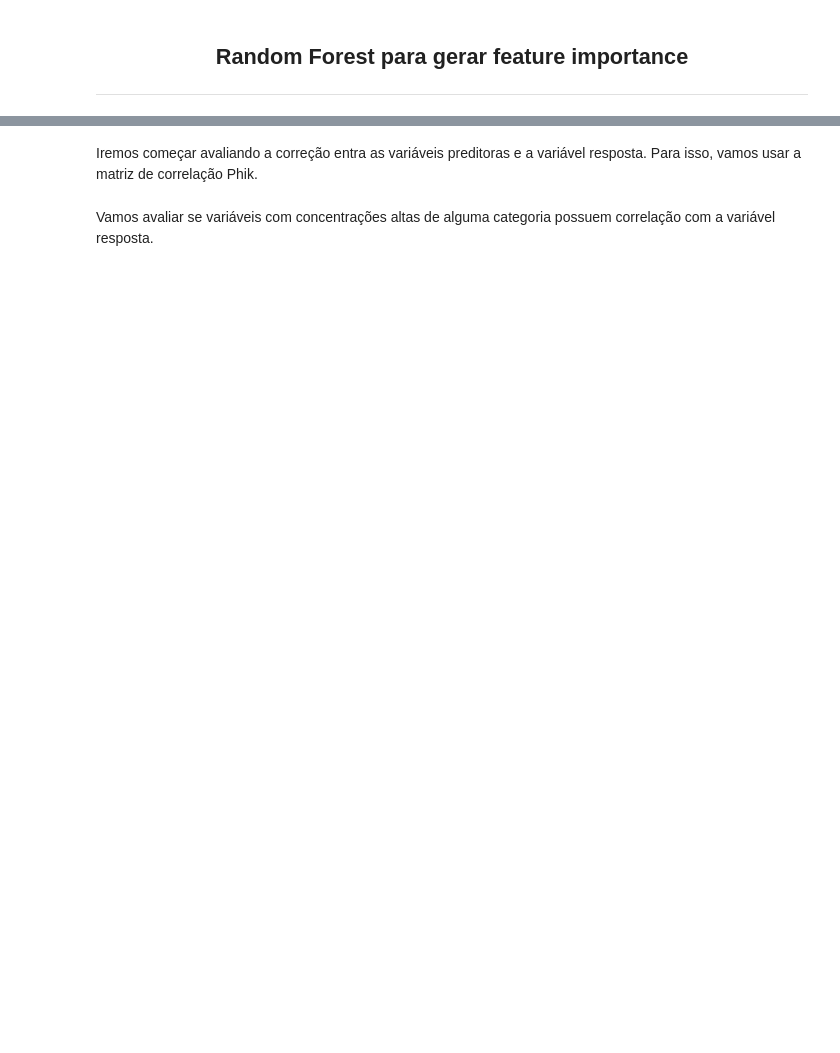
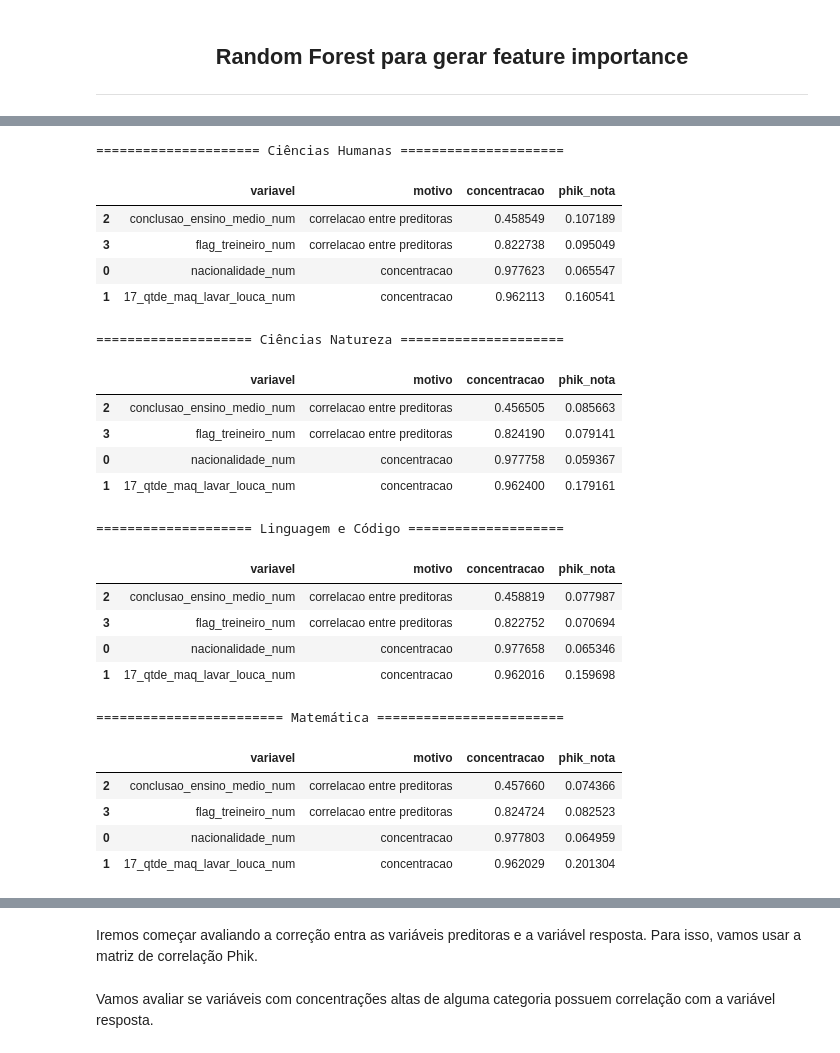
Before and after one commit to sudruder/TCC_MBA_Ciencia_Dados_ICMC, a Jupyter notebook: programação/tcc_pt_03.ipynb, the cells around one changed output, grey strips where cells are left out. Cells and saved outputs as stored; diff of their text form; code cells hidden in the pictures; blank space fills up the shorter version.

Commit message:
2026_02_02 - avanco na selecao de variaveis

```diff
--- a/programação/tcc_pt_03.ipynb
+++ b/programação/tcc_pt_03.ipynb
@@ -521,0 +473,2 @@ for nome, df in dc_dfs.items():
+# %%
+dc_phik = abre_arquivo_pickle(f'dc_phik.pkl')
@@ -521,0 +510,15 @@ for nome, df in dc_dfs.items():
+# %%
+for nome in dc_dfs.keys():
+
+    # dc_remover_preditoras[nome] += ['conclusao_ensino_medio', 'flag_treineiro']
+
+    dc_remover_preditoras[nome] = pd.concat([dc_remover_preditoras[nome], pd.DataFrame([{'variavel': 'conclusao_ensino_medio_num', 'motivo': 'correlacao entre preditoras'}])], ignore_index=True)
+    dc_remover_preditoras[nome] = pd.concat([dc_remover_preditoras[nome], pd.DataFrame([{'variavel': 'flag_treineiro_num', 'motivo': 'correlacao entre preditoras'}])], ignore_index=True)
+
+    del nome
+    gc.collect()
+# %%
+for nome in dc_dfs.keys():
+
+    print(f' {nome} '.center(60, '='))
+    display(dc_remover_preditoras[nome])
@@ -521,0 +559,63 @@ for nome, df in dc_dfs.items():
+# %%
+for nome, df in dc_remover_preditoras.items():
+
+    target = dc_target[nome]
+
+    variaveis = df['variavel'].to_list()
+
+    phik = dc_phik[nome].query("var_1 in @variaveis and var_2 in @target")
+
+    concentracao = dc_concentracao[nome].query("variavel in @variaveis")
+
+    df_analise = db.sql("""
+
+        select
+
+            a.*,
+
+            b.concentracao,
+
+            c.phik as phik_nota
+
+        from
+            df as a
+
+        left join
+            concentracao as b
+        on
+            a.variavel = b.variavel
+
+        left join
+            phik as c
+        on
+            a.variavel = c.var_1
+
+    """).df().sort_values(by='motivo', ascending=False)
+
+    print(f' {nome} '.center(60, '='))
+    display(df_analise)
+# %% [output]
+===================== Ciências Humanas =====================
+|  | variavel | motivo | concentracao | phik_nota |
+| 2 | conclusao_ensino_medio_num | correlacao entre preditoras | 0.458549 | 0.107189 |
+| 3 | flag_treineiro_num | correlacao entre preditoras | 0.822738 | 0.095049 |
+| 0 | nacionalidade_num | concentracao | 0.977623 | 0.065547 |
+| 1 | 17_qtde_maq_lavar_louca_num | concentracao | 0.962113 | 0.160541 |
+==================== Ciências Natureza =====================
+|  | variavel | motivo | concentracao | phik_nota |
+| 2 | conclusao_ensino_medio_num | correlacao entre preditoras | 0.456505 | 0.085663 |
+| 3 | flag_treineiro_num | correlacao entre preditoras | 0.824190 | 0.079141 |
+| 0 | nacionalidade_num | concentracao | 0.977758 | 0.059367 |
+| 1 | 17_qtde_maq_lavar_louca_num | concentracao | 0.962400 | 0.179161 |
+==================== Linguagem e Código ====================
+|  | variavel | motivo | concentracao | phik_nota |
+| 2 | conclusao_ensino_medio_num | correlacao entre preditoras | 0.458819 | 0.077987 |
+| 3 | flag_treineiro_num | correlacao entre preditoras | 0.822752 | 0.070694 |
+| 0 | nacionalidade_num | concentracao | 0.977658 | 0.065346 |
+| 1 | 17_qtde_maq_lavar_louca_num | concentracao | 0.962016 | 0.159698 |
+======================== Matemática ========================
+|  | variavel | motivo | concentracao | phik_nota |
+| 2 | conclusao_ensino_medio_num | correlacao entre preditoras | 0.457660 | 0.074366 |
+| 3 | flag_treineiro_num | correlacao entre preditoras | 0.824724 | 0.082523 |
+| 0 | nacionalidade_num | concentracao | 0.977803 | 0.064959 |
+| 1 | 17_qtde_maq_lavar_louca_num | concentracao | 0.962029 | 0.201304 |
```
Also changed, not shown: parts of 30 cells of this notebook, 8 other files.
